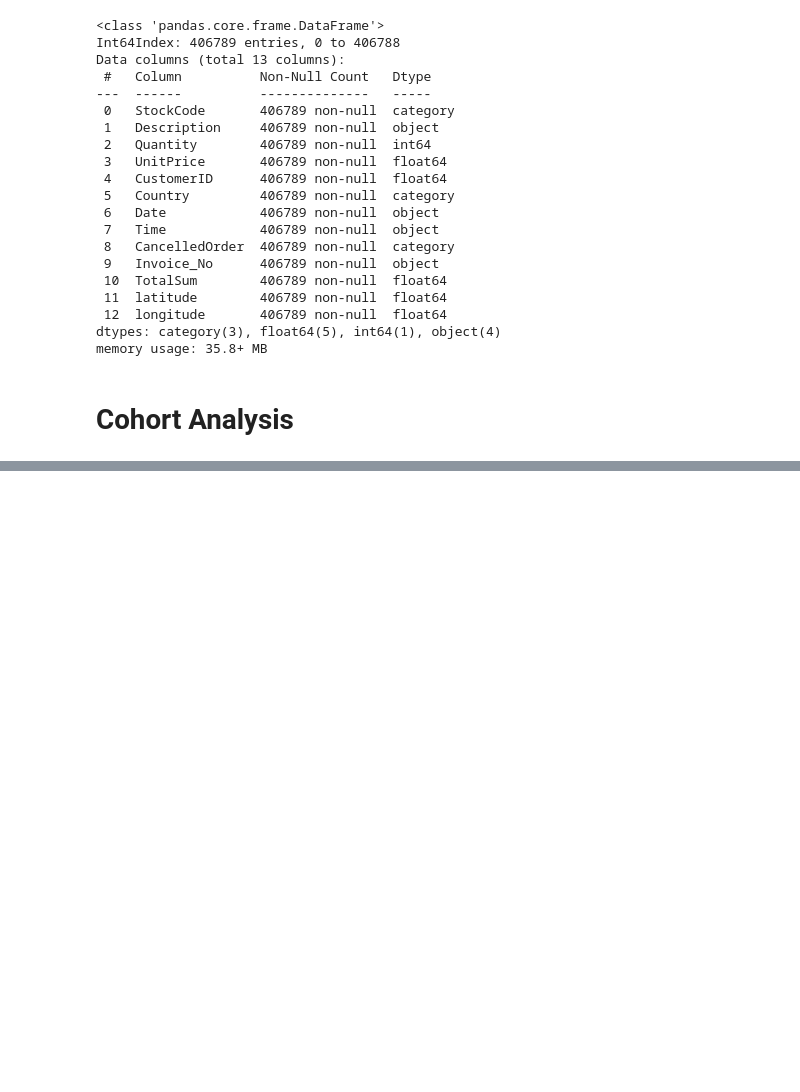
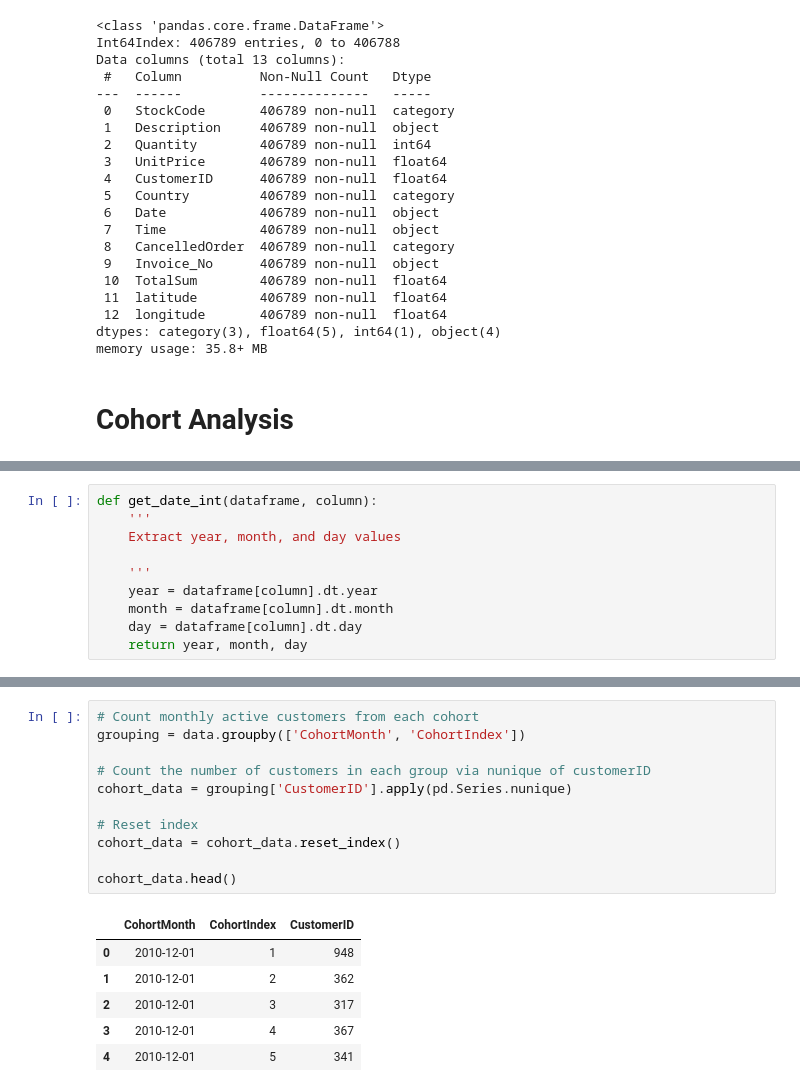
Before and after one commit to nileshrathod17/Online-Retail-Customer-Segmentation, a Jupyter notebook: Online_Retail_Customer_Segmentation.ipynb, the cells around one changed output, grey strips where cells are left out. Saved outputs shown, nothing was run; the diff lists cells and outputs as text; blank space fills up the shorter version.

```diff
--- a/Online_Retail_Customer_Segmentation.ipynb
+++ b/Online_Retail_Customer_Segmentation.ipynb
@@ -606,0 +643,10 @@ memory usage: 35.8+ MB
+# %%
+def get_date_int(dataframe, column):
+    '''
+    Extract year, month, and day values
+
+    '''
+    year = dataframe[column].dt.year
+    month = dataframe[column].dt.month
+    day = dataframe[column].dt.day
+    return year, month, day
@@ -606,0 +673,18 @@ memory usage: 35.8+ MB
+# %%
+# Count monthly active customers from each cohort
+grouping = data.groupby(['CohortMonth', 'CohortIndex'])
+
+# Count the number of customers in each group via nunique of customerID
+cohort_data = grouping['CustomerID'].apply(pd.Series.nunique)
+
+# Reset index
+cohort_data = cohort_data.reset_index()
+
+cohort_data.head()
+# %% [output]
+|  | CohortMonth | CohortIndex | CustomerID |
+| 0 | 2010-12-01 | 1 | 948 |
+| 1 | 2010-12-01 | 2 | 362 |
+| 2 | 2010-12-01 | 3 | 317 |
+| 3 | 2010-12-01 | 4 | 367 |
+| 4 | 2010-12-01 | 5 | 341 |
```
Also changed, not shown: parts of 8 cells of this notebook.
